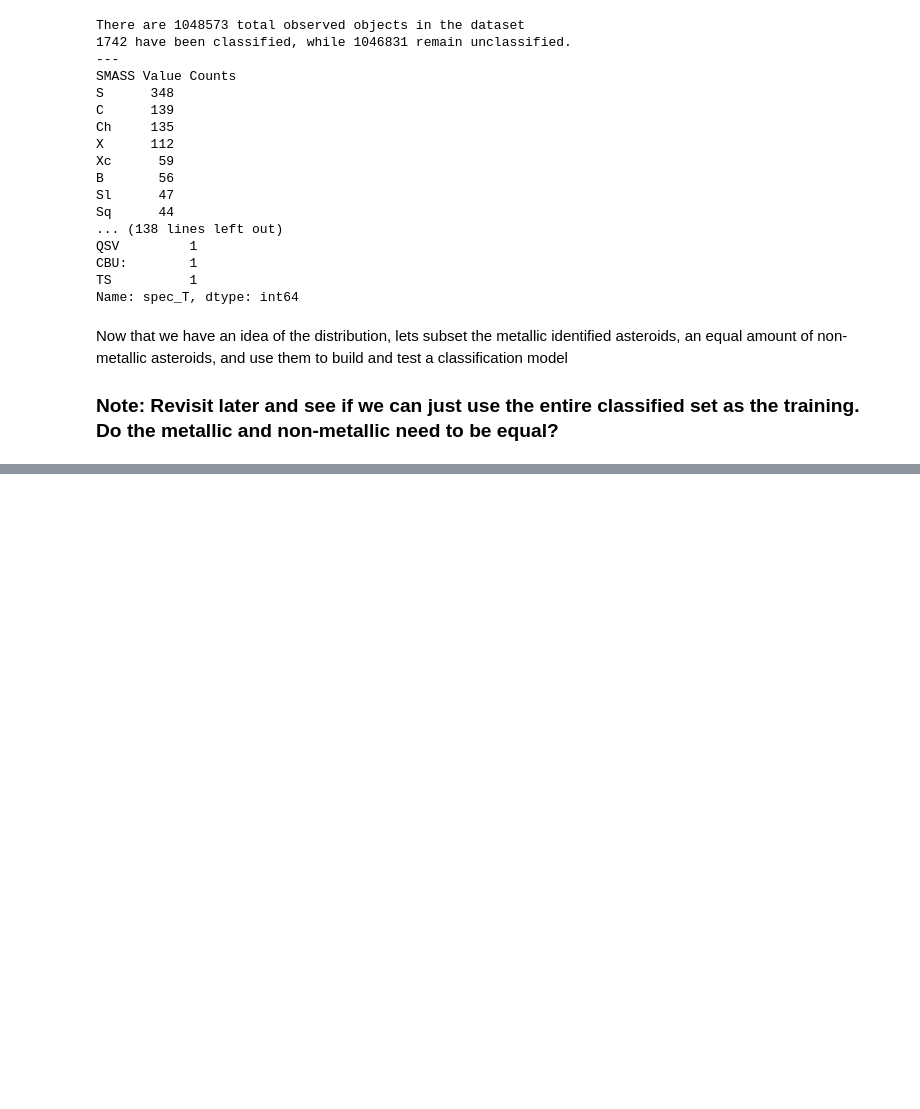
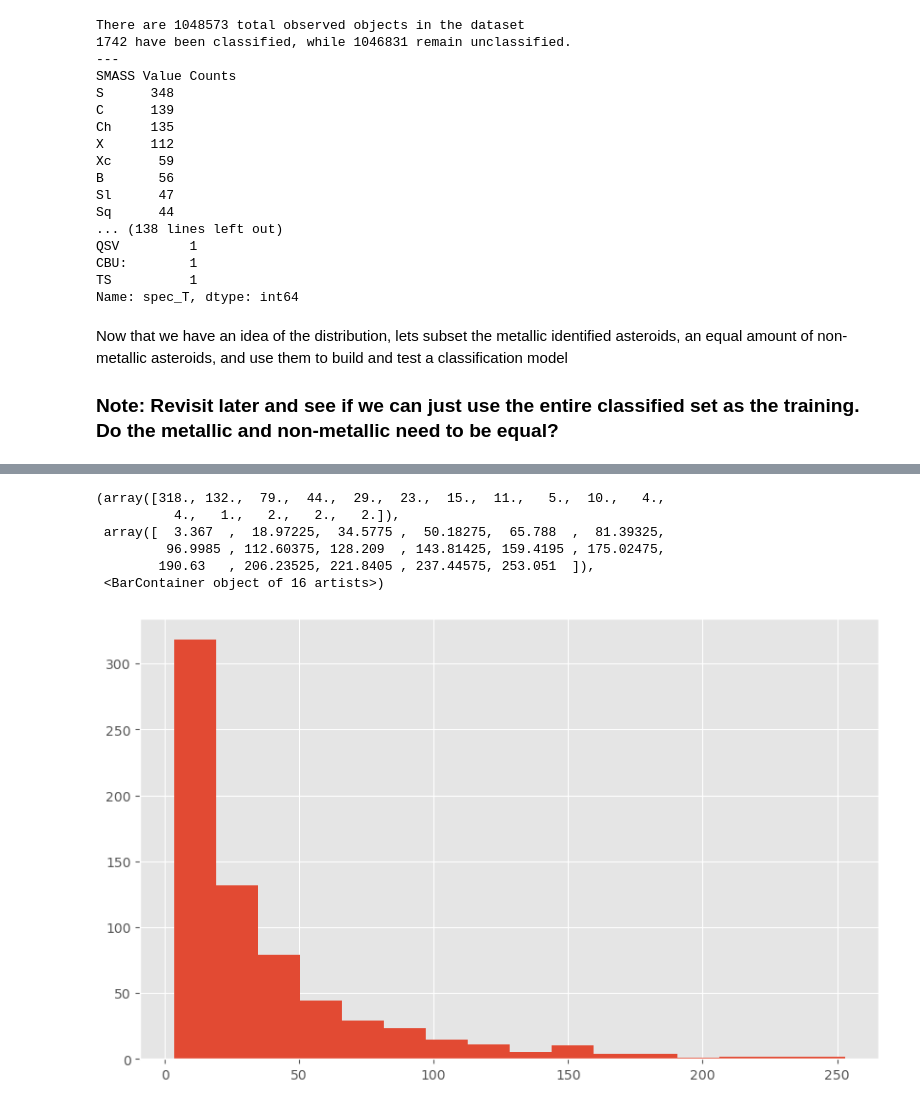
Before and after one commit to Matt-Storie/Classification-and-Analysis-of-M-type-Asteroids, a Jupyter notebook: Main Notebook.ipynb, the cells around one changed output, grey strips where cells are left out. Saved outputs shown, nothing was run; the diff lists cells and outputs as text; code cells hidden in the pictures; blank space fills up the shorter version.

```diff
--- a/Main Notebook.ipynb
+++ b/Main Notebook.ipynb
@@ -162,0 +183,10 @@ print(metrics.accuracy_score(y_true = y_test, y_pred = test_pred))
+# %%
+plt.hist(metal['diameter'], 16)
+# %% [output]
+(array([318., 132.,  79.,  44.,  29.,  23.,  15.,  11.,   5.,  10.,   4.,
+          4.,   1.,   2.,   2.,   2.]),
+ array([  3.367  ,  18.97225,  34.5775 ,  50.18275,  65.788  ,  81.39325,
+         96.9985 , 112.60375, 128.209  , 143.81425, 159.4195 , 175.02475,
+        190.63   , 206.23525, 221.8405 , 237.44575, 253.051  ]),
+ <BarContainer object of 16 artists>)
+[figure, added]
```
Also changed, not shown: parts of 16 cells of this notebook.
